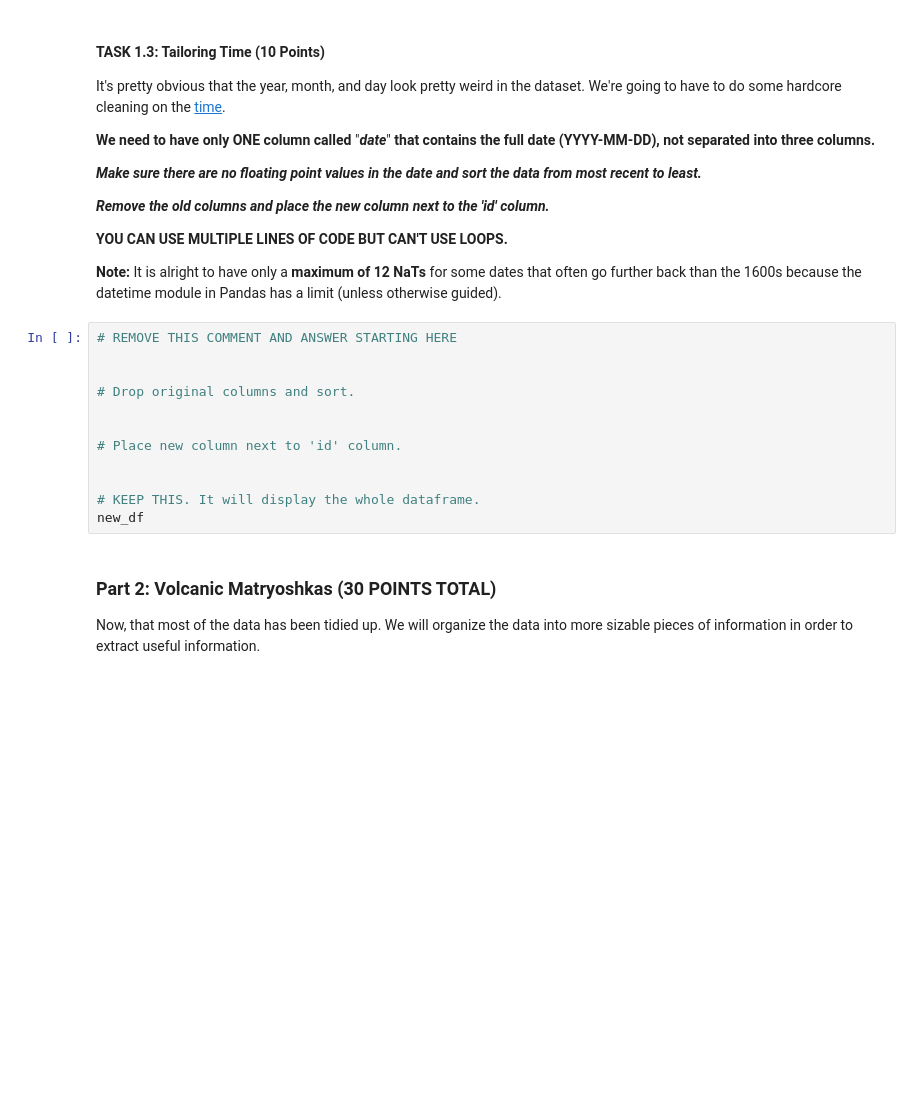
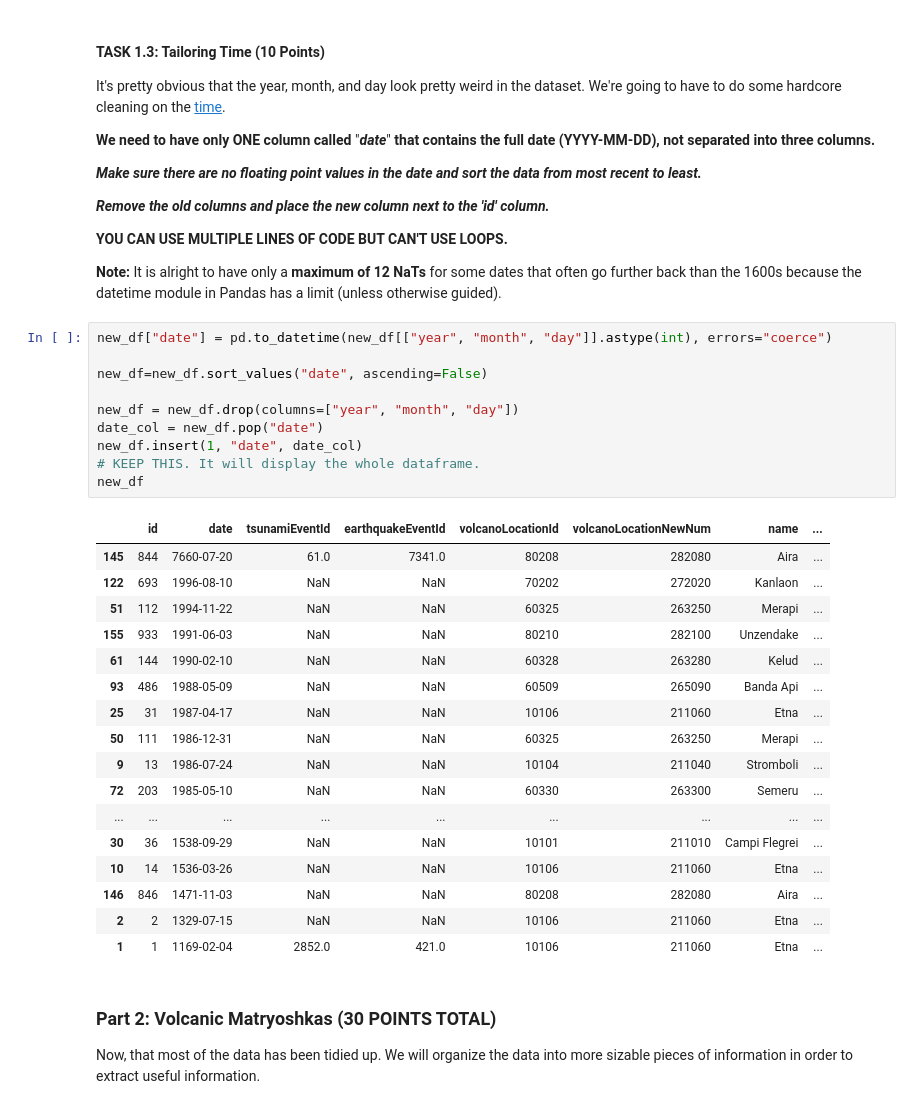
Before and after one commit to lukeadjei/CMSC320_HW1_sec0201_Git, a Jupyter notebook: HW1 - Pandas and SQL selection (Part 1 of HW1)/CMSC320_HW1_Fall2026.ipynb, the cells around one changed output. Saved outputs shown, nothing was run; the diff lists cells and outputs as text; blank space fills up the shorter version.

```diff
--- a/HW1 - Pandas and SQL selection (Part 1 of HW1)/CMSC320_HW1_Fall2026.ipynb
+++ b/HW1 - Pandas and SQL selection (Part 1 of HW1)/CMSC320_HW1_Fall2026.ipynb
@@ -154,18 +154,34 @@ It's pretty obvious that the year, month, and day look pretty weird in the datas
 **YOU CAN USE MULTIPLE LINES OF CODE BUT CAN'T USE LOOPS.**
 
 **Note:** It is alright to have only a **maximum of 12 NaTs** for some dates that often go further back than the 1600s because the datetime module in Pandas has a limit (unless otherwise guided).
-# %%
-# REMOVE THIS COMMENT AND ANSWER STARTING HERE
-
-
-# Drop original columns and sort.
-
-
-# Place new column next to 'id' column.
-
-
-# KEEP THIS. It will display the whole dataframe.
-new_df
+# %%
+new_df["date"] = pd.to_datetime(new_df[["year", "month", "day"]].astype(int), errors="coerce")
+
+new_df=new_df.sort_values("date", ascending=False)
+
+new_df = new_df.drop(columns=["year", "month", "day"])
+date_col = new_df.pop("date")
+new_df.insert(1, "date", date_col)
+# KEEP THIS. It will display the whole dataframe.
+new_df
+# %% [output]
+|  | id | date | tsunamiEventId | earthquakeEventId | volcanoLocationId | volcanoLocationNewNum | name | ... |
+| 145 | 844 | 7660-07-20 | 61.0 | 7341.0 | 80208 | 282080 | Aira | ... |
+| 122 | 693 | 1996-08-10 | NaN | NaN | 70202 | 272020 | Kanlaon | ... |
+| 51 | 112 | 1994-11-22 | NaN | NaN | 60325 | 263250 | Merapi | ... |
+| 155 | 933 | 1991-06-03 | NaN | NaN | 80210 | 282100 | Unzendake | ... |
+| 61 | 144 | 1990-02-10 | NaN | NaN | 60328 | 263280 | Kelud | ... |
+| 93 | 486 | 1988-05-09 | NaN | NaN | 60509 | 265090 | Banda Api | ... |
+| 25 | 31 | 1987-04-17 | NaN | NaN | 10106 | 211060 | Etna | ... |
+| 50 | 111 | 1986-12-31 | NaN | NaN | 60325 | 263250 | Merapi | ... |
+| 9 | 13 | 1986-07-24 | NaN | NaN | 10104 | 211040 | Stromboli | ... |
+| 72 | 203 | 1985-05-10 | NaN | NaN | 60330 | 263300 | Semeru | ... |
+| ... | ... | ... | ... | ... | ... | ... | ... | ... |
+| 30 | 36 | 1538-09-29 | NaN | NaN | 10101 | 211010 | Campi Flegrei | ... |
+| 10 | 14 | 1536-03-26 | NaN | NaN | 10106 | 211060 | Etna | ... |
+| 146 | 846 | 1471-11-03 | NaN | NaN | 80208 | 282080 | Aira | ... |
+| 2 | 2 | 1329-07-15 | NaN | NaN | 10106 | 211060 | Etna | ... |
+| 1 | 1 | 1169-02-04 | 2852.0 | 421.0 | 10106 | 211060 | Etna | ... |
 # %% [markdown]
 ### **Part 2: Volcanic Matryoshkas (30 POINTS TOTAL)**
 
```
Also changed, not shown: parts of 13 cells of this notebook, 1 other file.
